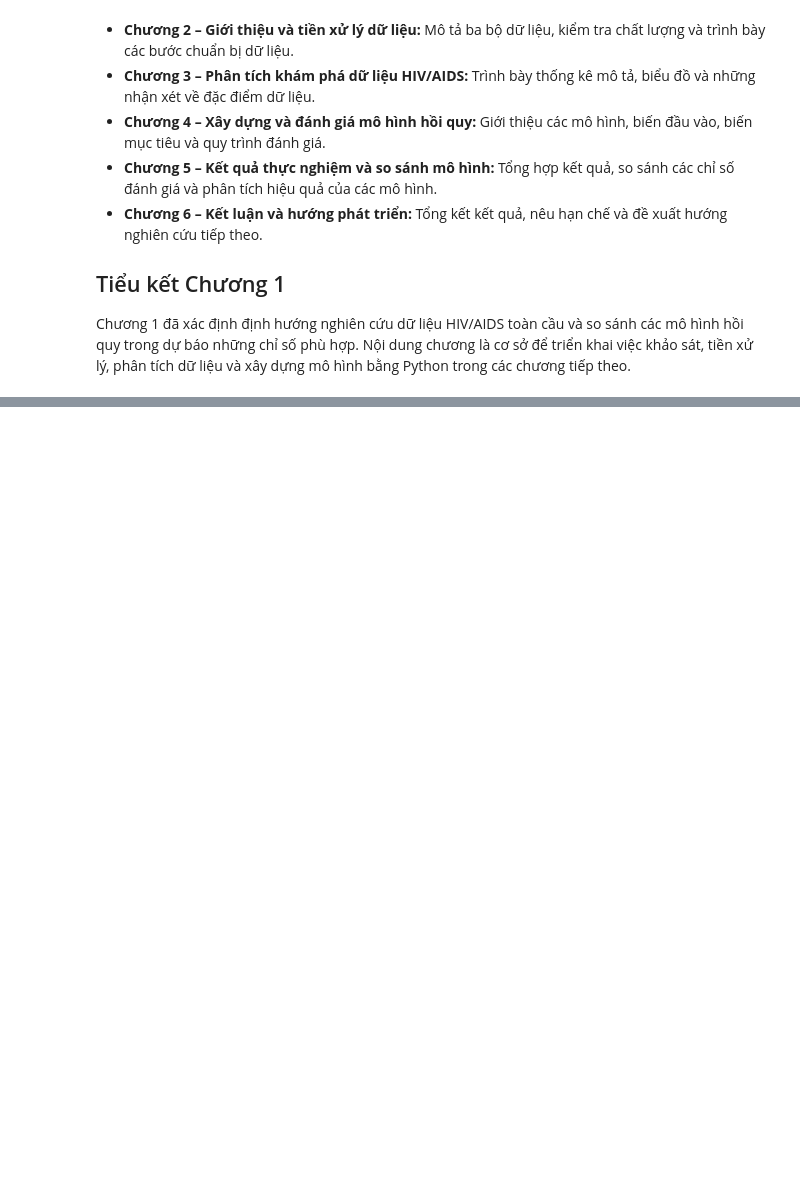
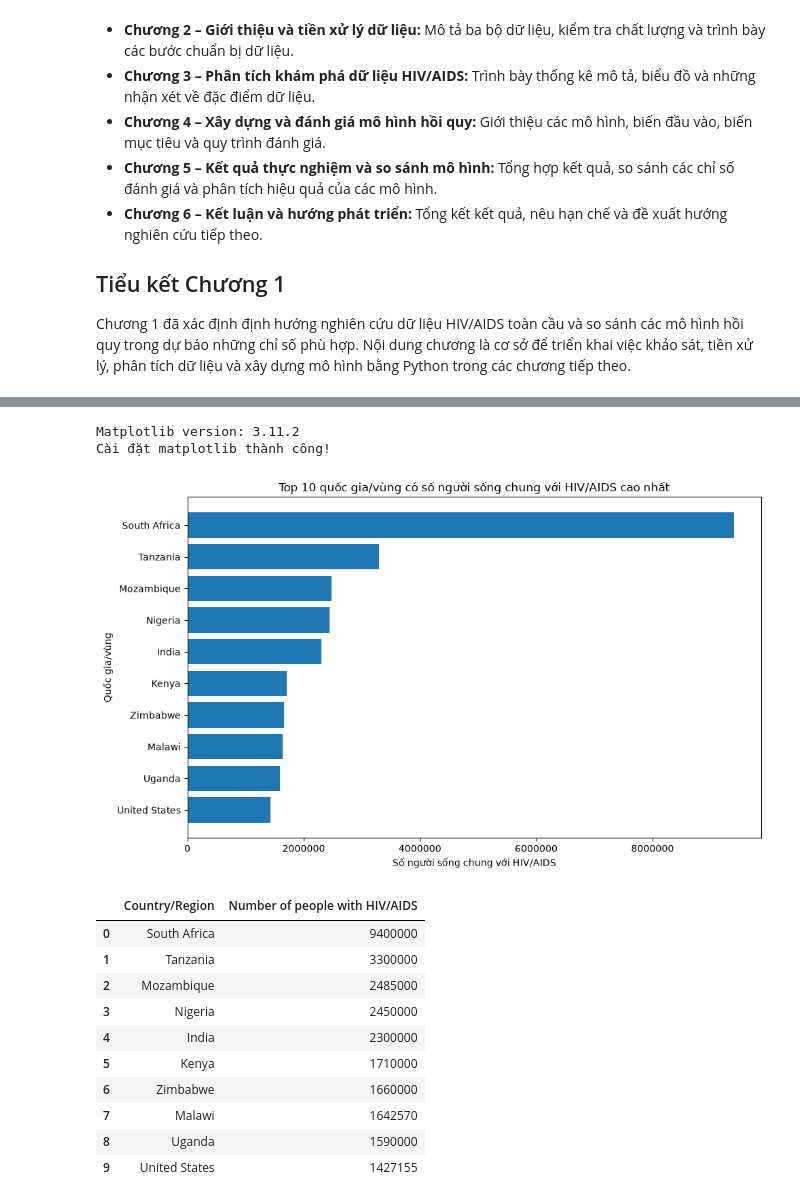
Before and after one commit to thvnking/DH23TIN07_LT_PYTHON_HIV, a Jupyter notebook: notebooks/HIV_AIDS_Analysis.ipynb, the cells around one changed output, grey strips where cells are left out. Drawn from its saved outputs; the diff is of its cells as text; code cells hidden in the pictures; blank space fills up the shorter version.

Commit message:
Complete HIV AIDS data cleaning and EDA

```diff
--- a/notebooks/HIV_AIDS_Analysis.ipynb
+++ b/notebooks/HIV_AIDS_Analysis.ipynb
@@ -152,0 +788,19 @@ Chương 1 đã xác định định hướng nghiên cứu dữ liệu HIV/AIDS
+# %%
+
+# Bước 4: Loại bỏ các cột thiếu hoàn toàn
+
+for ten, df in datasets_clean.items():
+    cot_can_xoa = df.columns[df.isna().all()].tolist()
+
+    if cot_can_xoa:
+        datasets_clean[ten] = df.drop(columns=cot_can_xoa)
+
+    print(f"{ten}:")
+    print("Các cột đã loại bỏ:", cot_can_xoa)
+    print("Kích thước mới:", datasets_clean[ten].shape)
+    print("-" * 70)
+
+# Cập nhật lại các biến dữ liệu đã làm sạch
+df_hiv_clean = datasets_clean["HIV/AIDS prevalence estimates"]
+df_aids_clean = datasets_clean["AIDS regional aggregates"]
+df_art_clean = datasets_clean["ART coverage by country"]
@@ -152,0 +1087,53 @@ Chương 1 đã xác định định hướng nghiên cứu dữ liệu HIV/AIDS
+# %%
+
+import matplotlib
+import matplotlib.pyplot as plt
+
+print("Matplotlib version:", matplotlib.__version__)
+print("Cài đặt matplotlib thành công!")
+# %% [output]
+Matplotlib version: 3.11.2
+Cài đặt matplotlib thành công!
+# %%
+
+import matplotlib.pyplot as plt
+
+# Lấy 10 quốc gia/vùng có số người sống chung với HIV/AIDS cao nhất
+top10_hiv = df_hiv_people.nlargest(
+    10, "Number of people with HIV/AIDS"
+).sort_values("Number of people with HIV/AIDS")
+
+plt.figure(figsize=(10, 6))
+
+plt.barh(
+    top10_hiv["Country/Region"],
+    top10_hiv["Number of people with HIV/AIDS"]
+)
+
+plt.title("Top 10 quốc gia/vùng có số người sống chung với HIV/AIDS cao nhất")
+plt.xlabel("Số người sống chung với HIV/AIDS")
+plt.ylabel("Quốc gia/vùng")
+plt.ticklabel_format(axis="x", style="plain")
+plt.tight_layout()
+plt.show()
+
+display(
+    top10_hiv[
+        ["Country/Region", "Number of people with HIV/AIDS"]
+    ].sort_values(
+        "Number of people with HIV/AIDS", ascending=False
+    ).reset_index(drop=True)
+)
+# %% [output]
+[figure, added]
+|  | Country/Region | Number of people with HIV/AIDS |
+| 0 | South Africa | 9400000 |
+| 1 | Tanzania | 3300000 |
+| 2 | Mozambique | 2485000 |
+| 3 | Nigeria | 2450000 |
+| 4 | India | 2300000 |
+| 5 | Kenya | 1710000 |
+| 6 | Zimbabwe | 1660000 |
+| 7 | Malawi | 1642570 |
+| 8 | Uganda | 1590000 |
+| 9 | United States | 1427155 |
```
Also changed, not shown: parts of 33 cells of this notebook.
